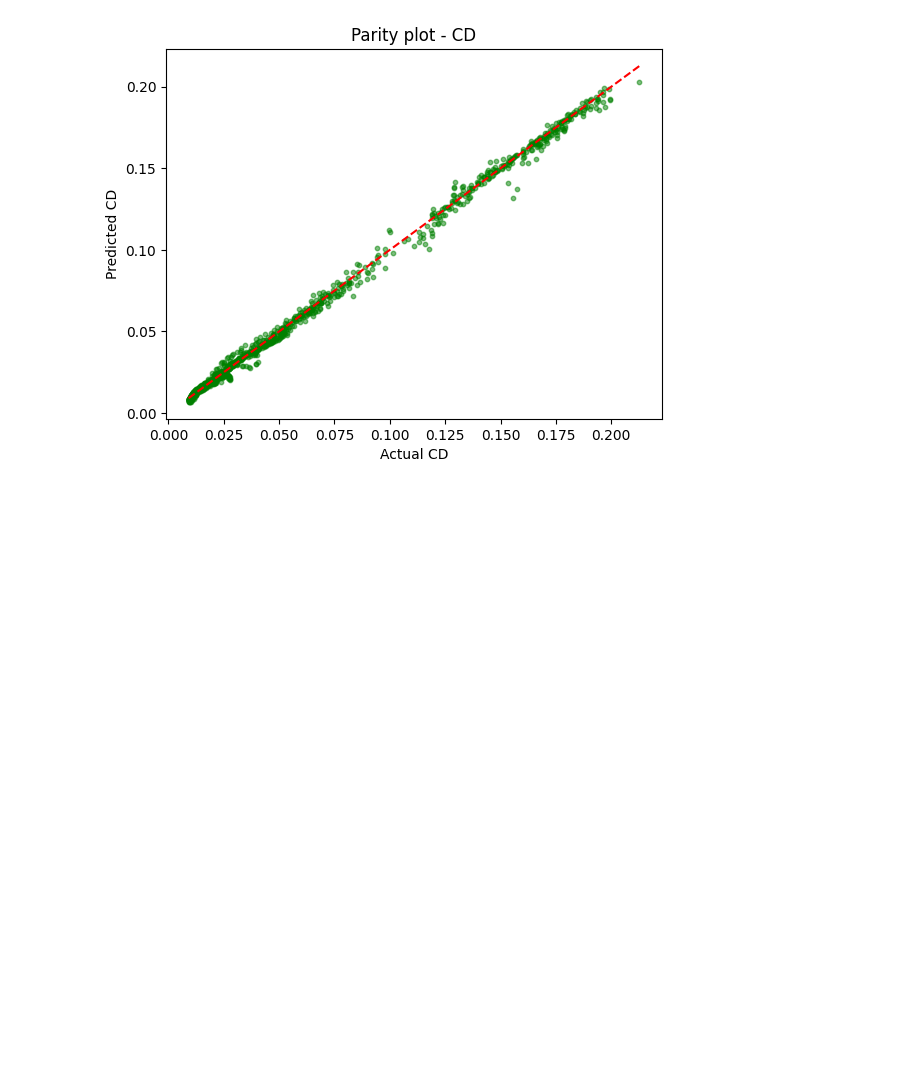
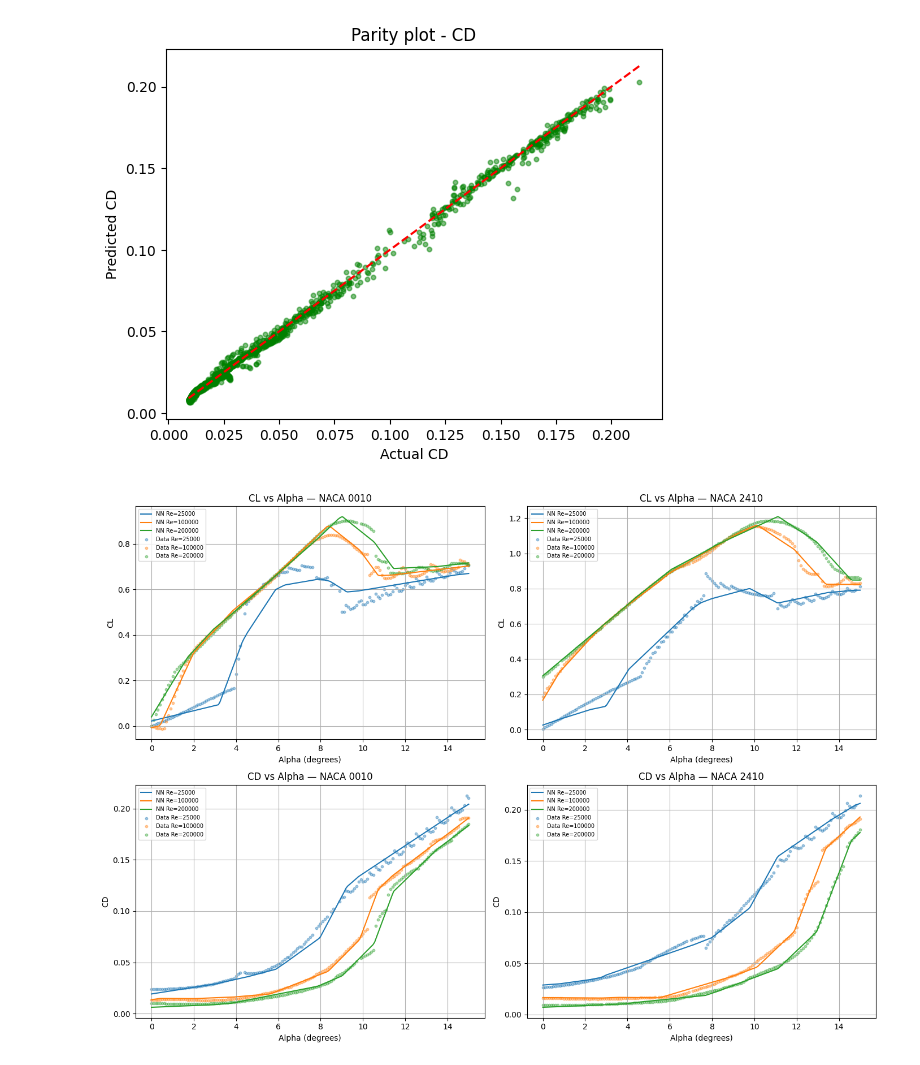
Before and after one commit to miirage-exe/data-driven-engineering, a Jupyter notebook: topic_2_pca.ipynb, the cells around one changed output. Cells and saved outputs as stored; diff of their text form; code cells hidden in the pictures; blank space fills up the shorter version.

```diff
--- a/topic_2_pca.ipynb
+++ b/topic_2_pca.ipynb
@@ -416,3 +416,61 @@ plt.title('Parity plot - CD'); plt.show()
 # %% [output]
 [figure]
 [figure]
+# %%
+# Step 8b - Visualisation of NN predictions vs actual data
+
+# Pick specific conditions to visualise
+re_values = [25000, 100000, 200000]  # pick a few Reynolds numbers to compare
+airfoils  = ['NACA 0010', 'NACA 2410']
+alpha_range = torch.linspace(0, 15, 200)  # smooth alpha sweep for plotting
+
+fig, axes = plt.subplots(2, 2, figsize=(14, 10))
+
+for col, airfoil in enumerate(airfoils):
+    # Parse geometry for this airfoil
+    geom = parse_naca4(airfoil)  # returns [max_camber, camber_pos, thickness]
+
+    for re in re_values:
+        # Build input tensor for the alpha sweep
+        n = len(alpha_range)
+        X_plot = torch.zeros(n, 5)
+        X_plot[:, 0] = geom[0]           # max_camber
+        X_plot[:, 1] = geom[1]           # camber_position
+        X_plot[:, 2] = geom[2]           # thickness
+        X_plot[:, 3] = re                # Reynolds
+        X_plot[:, 4] = alpha_range       # alpha sweep
+
+        # Scale and predict
+        X_plot_s = scale(X_plot, X_min, X_max)
+        with torch.no_grad():
+            Y_plot_s = model(X_plot_s)
+            Y_plot   = unscale(Y_plot_s, Y_min, Y_max)
+
+        # Plot predicted curves
+        axes[0, col].plot(alpha_range, Y_plot[:, 0], label=f'NN Re={re:.0f}')
+        axes[1, col].plot(alpha_range, Y_plot[:, 1], label=f'NN Re={re:.0f}')
+
+    # Overlay actual data points
+    df_foil = df[df['airfoil'] == airfoil]
+    for re in re_values:
+        df_re = df_foil[df_foil['Reynolds'] == re].sort_values('alpha')
+        axes[0, col].scatter(df_re['alpha'], df_re['CL'], s=10, alpha=0.4, label=f'Data Re={re:.0f}')
+        axes[1, col].scatter(df_re['alpha'], df_re['CD'], s=10, alpha=0.4, label=f'Data Re={re:.0f}')
+
+    # Labels
+    axes[0, col].set_title(f'CL vs Alpha — {airfoil}')
+    axes[0, col].set_xlabel('Alpha (degrees)')
+    axes[0, col].set_ylabel('CL')
+    axes[0, col].legend(fontsize=7)
+    axes[0, col].grid(True)
+
+    axes[1, col].set_title(f'CD vs Alpha — {airfoil}')
+    axes[1, col].set_xlabel('Alpha (degrees)')
+    axes[1, col].set_ylabel('CD')
+    axes[1, col].legend(fontsize=7)
+    axes[1, col].grid(True)
+
+plt.tight_layout()
+plt.show()
+# %% [output]
+[figure, added]
```
Also changed, not shown: parts of 1 cell of this notebook.
